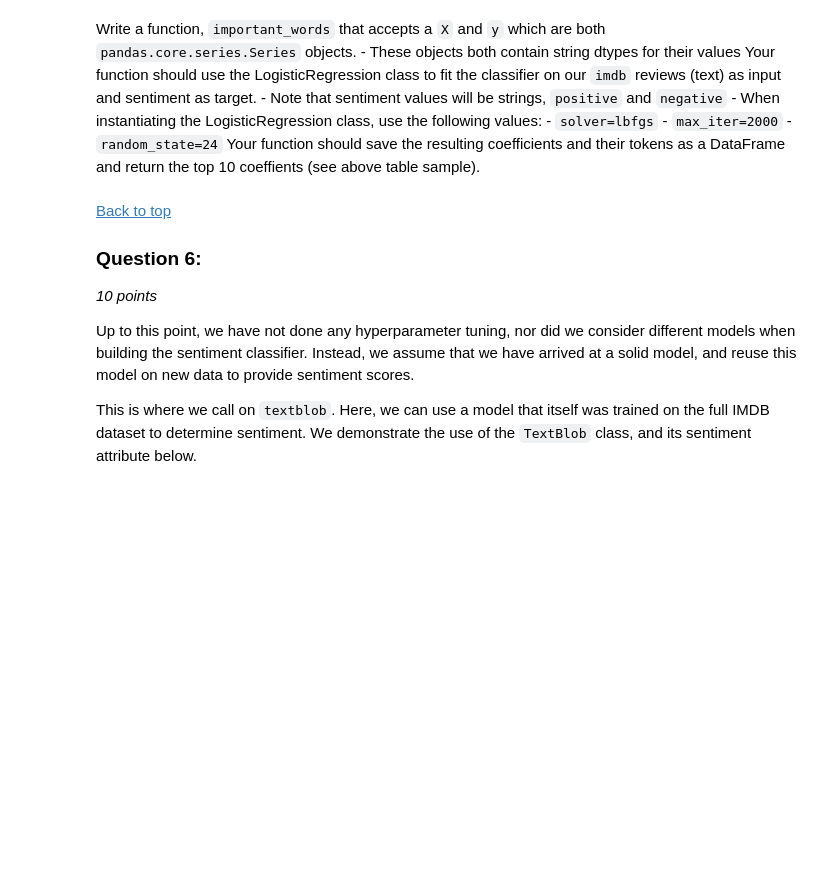
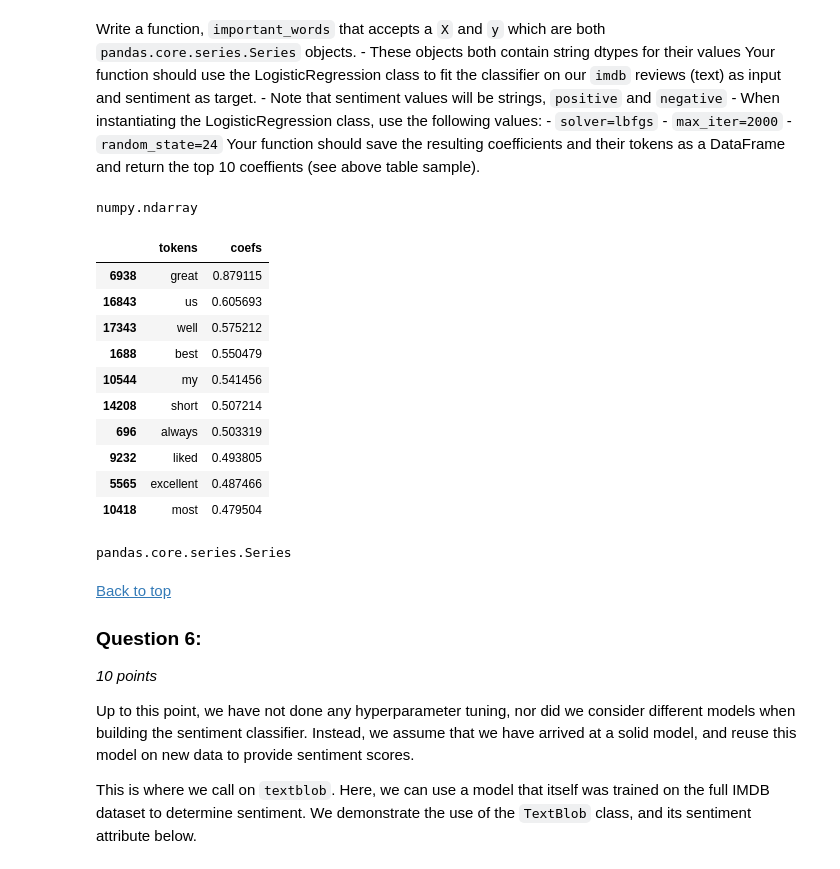
Before and after one commit to alexeimarcilio/Emeritus, a Jupyter notebook: Week20/startercode.0/Module_20_Text_Mining_in_Python_Analyzing_Sentiment.ipynb, the cells around one changed output. Drawn from its saved outputs; the diff is of its cells as text; code cells hidden in the pictures; blank space fills up the shorter version.

```diff
--- a/Week20/startercode.0/Module_20_Text_Mining_in_Python_Analyzing_Sentiment.ipynb
+++ b/Week20/startercode.0/Module_20_Text_Mining_in_Python_Analyzing_Sentiment.ipynb
@@ -389,0 +464,31 @@ def important_words(X, y):
+# %%
+clf = LogisticRegression(random_state=24, solver='lbfgs', max_iter = 2000 ).fit(X, y)
+# %%
+tokens = pd.Series(X.columns)
+# %%
+coefs = clf.coef_[0]
+# %%
+type(coefs)
+# %% [output]
+numpy.ndarray
+# %%
+df = pd.DataFrame({'tokens': tokens, 'coefs': coefs})
+df.sort_values(by=['coefs'], ascending = False, inplace = True)
+# %%
+df[:10]
+# %% [output]
+|  | tokens | coefs |
+| 6938 | great | 0.879115 |
+| 16843 | us | 0.605693 |
+| 17343 | well | 0.575212 |
+| 1688 | best | 0.550479 |
+| 10544 | my | 0.541456 |
+| 14208 | short | 0.507214 |
+| 696 | always | 0.503319 |
+| 9232 | liked | 0.493805 |
+| 5565 | excellent | 0.487466 |
+| 10418 | most | 0.479504 |
+# %%
+type(tokens)
+# %% [output]
+pandas.core.series.Series
```
Also changed, not shown: parts of 35 cells of this notebook.
